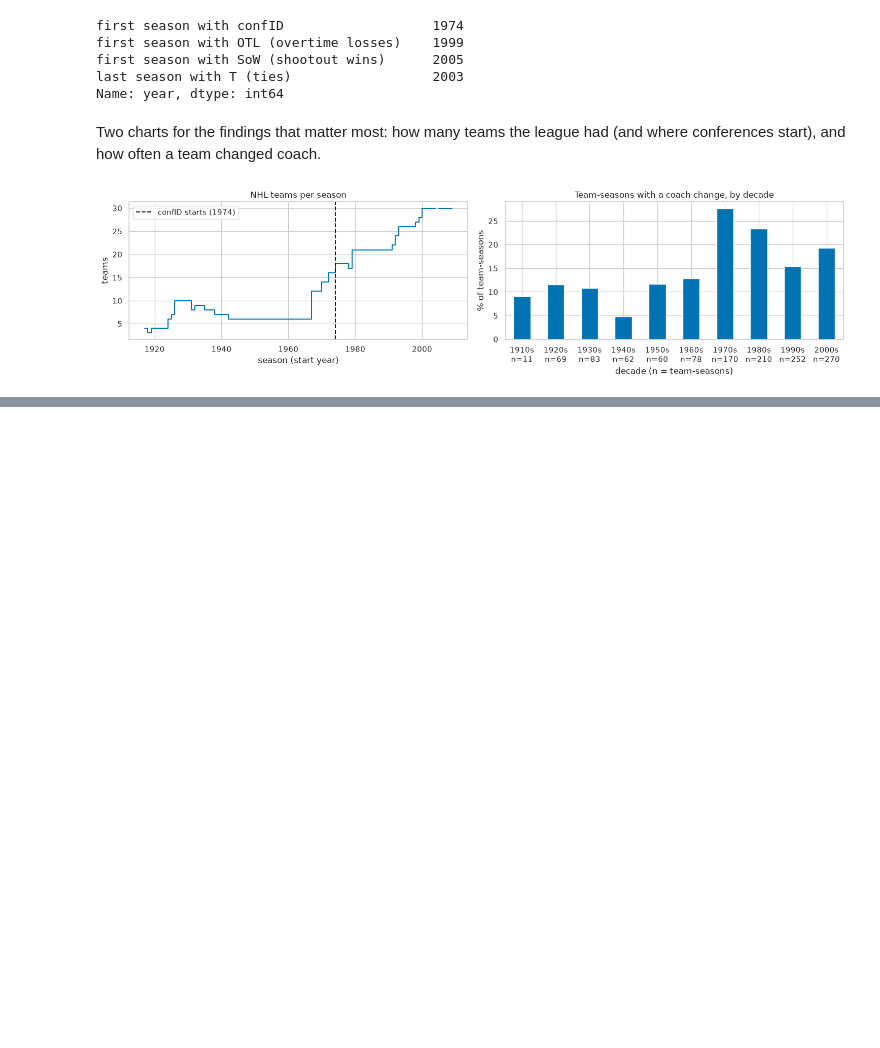
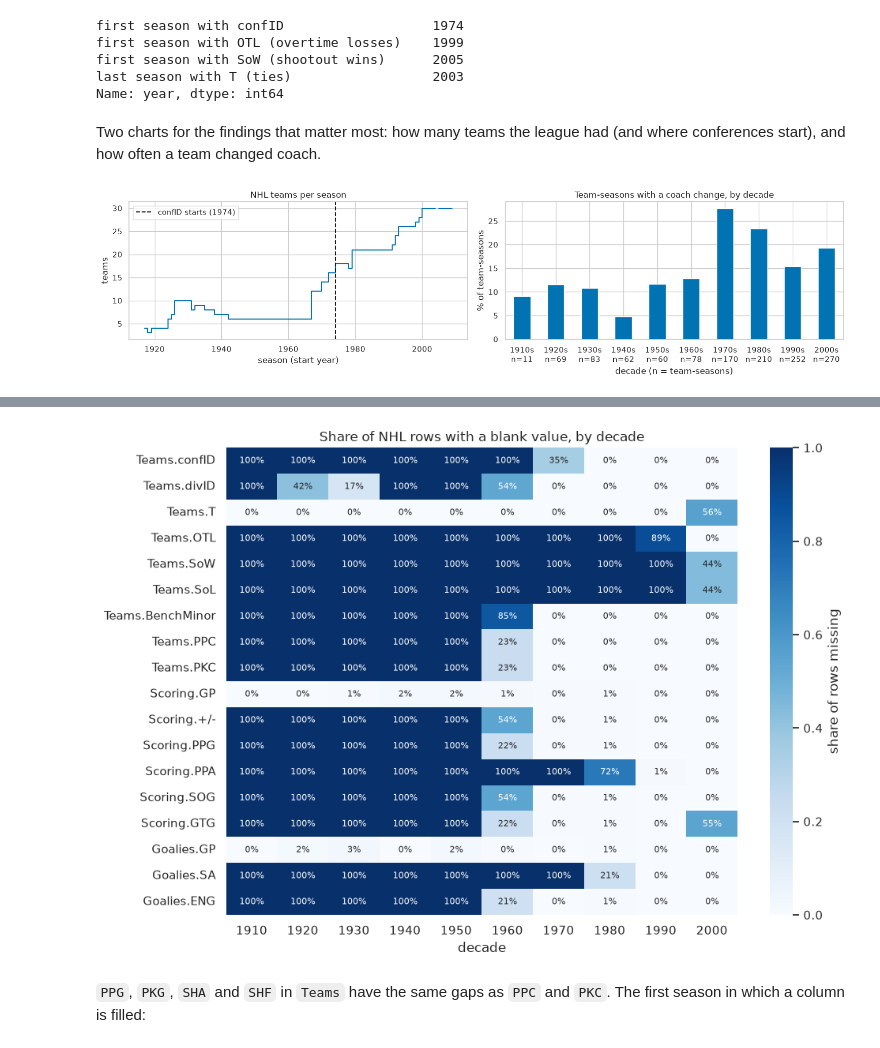
Before and after one commit to b3lchior/feup-ac, a Jupyter notebook: 01_eda.ipynb, the cells around one changed output, grey strips where cells are left out. Saved outputs shown, nothing was run; the diff lists cells and outputs as text; code cells hidden in the pictures; blank space fills up the shorter version.

```diff
--- a/01_eda.ipynb
+++ b/01_eda.ipynb
@@ -336,0 +390,25 @@ Scope decision:
+# %%
+def missing_by_decade(df, cols, prefix):
+    out = df.groupby(df["year"] // 10 * 10)[cols].agg(lambda s: s.isna().mean()).T
+    out.index = [f"{prefix}.{c}" for c in out.index]
+    return out
+
+nhl_scoring = tables["Scoring"].query("lgID == 'NHL'")
+nhl_goalies = tables["Goalies"].query("lgID == 'NHL'")
+coaches_nhl = tables["Coaches"].query("lgID == 'NHL'")
+
+missing = pd.concat([
+    missing_by_decade(nhl, ["confID", "divID", "T", "OTL", "SoW", "SoL", "BenchMinor", "PPC", "PKC"], "Teams"),
+    missing_by_decade(nhl_scoring, ["GP", "+/-", "PPG", "PPA", "SOG", "GTG"], "Scoring"),
+    missing_by_decade(nhl_goalies, ["GP", "SA", "ENG"], "Goalies"),
+])
+
+fig, ax = plt.subplots(figsize=(10, 7))
+sns.heatmap(missing, ax=ax, cmap="Blues", vmin=0, vmax=1, annot=True, fmt=".0%", annot_kws={"size": 8},
+            cbar_kws={"label": "share of rows missing"})
+ax.set(title="Share of NHL rows with a blank value, by decade", xlabel="decade", ylabel="")
+plt.tight_layout()
+# %% [output]
+[figure, added]
+# %% [markdown]
+`PPG`, `PKG`, `SHA` and `SHF` in `Teams` have the same gaps as `PPC` and `PKC`. The first season in which a column is filled:
```
Also changed, not shown: parts of 53 cells of this notebook.
